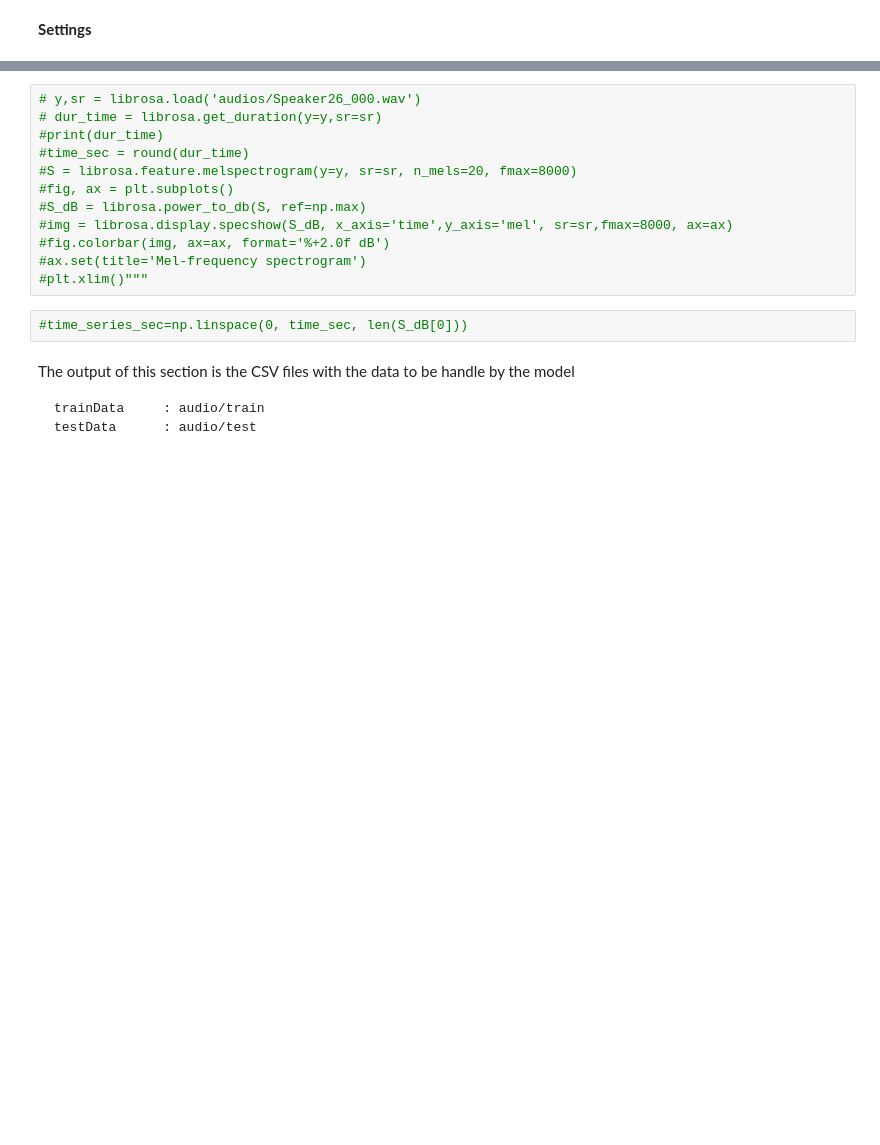
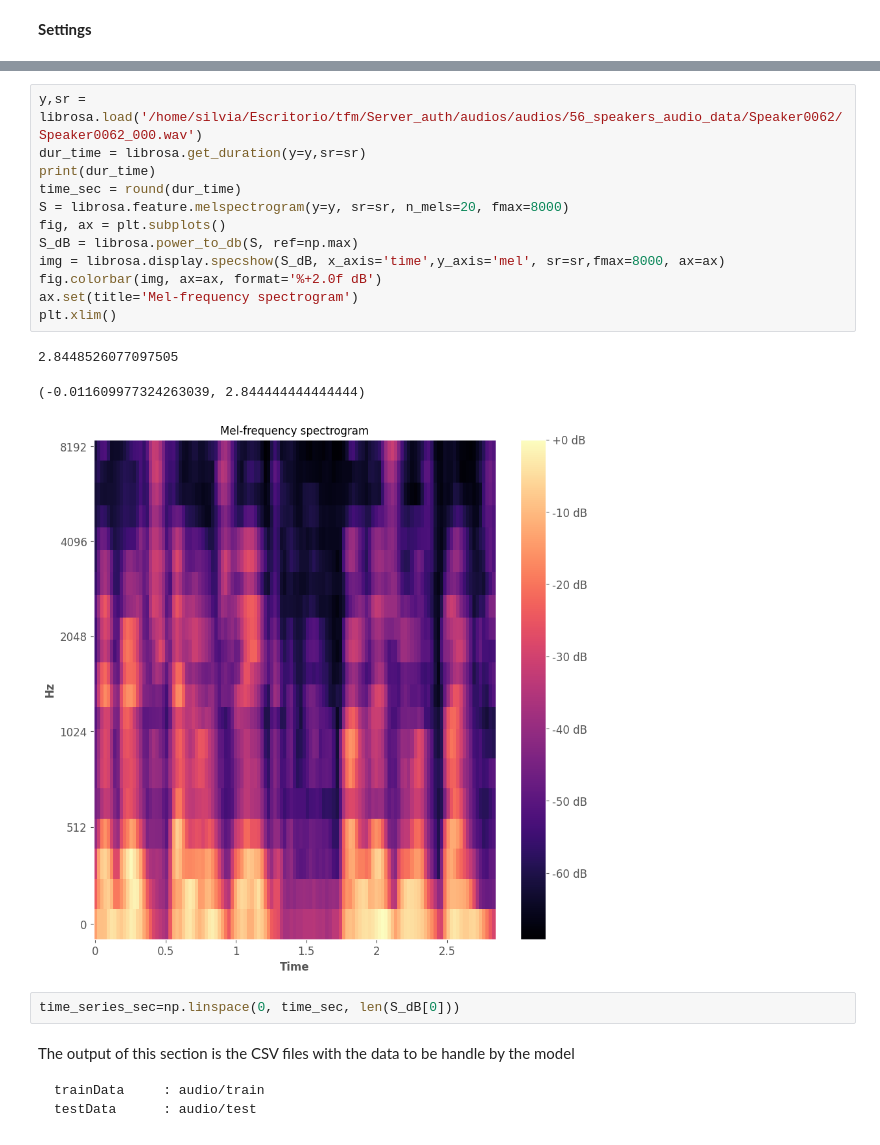
Before and after one commit to Whyvern99/Server_auth, a Jupyter notebook: tl.ipynb, the cells around one changed output, grey strips where cells are left out. Saved outputs shown, nothing was run; the diff lists cells and outputs as text; blank space fills up the shorter version.

```diff
--- a/tl.ipynb
+++ b/tl.ipynb
@@ -75,17 +94,21 @@ To enable them in other operations, rebuild TensorFlow with the appropriate comp
 # %%
-# y,sr = librosa.load('audios/Speaker26_000.wav')
-# dur_time = librosa.get_duration(y=y,sr=sr)
-#print(dur_time)
-#time_sec = round(dur_time)
-#S = librosa.feature.melspectrogram(y=y, sr=sr, n_mels=20, fmax=8000)
-#fig, ax = plt.subplots()
-#S_dB = librosa.power_to_db(S, ref=np.max)
-#img = librosa.display.specshow(S_dB, x_axis='time',y_axis='mel', sr=sr,fmax=8000, ax=ax)
-#fig.colorbar(img, ax=ax, format='%+2.0f dB')
-#ax.set(title='Mel-frequency spectrogram')
-#plt.xlim()"""
+y,sr = librosa.load('/home/silvia/Escritorio/tfm/Server_auth/audios/audios/56_speakers_audio_data/Speaker0062/Speaker0062_000.wav')
+dur_time = librosa.get_duration(y=y,sr=sr)
+print(dur_time)
+time_sec = round(dur_time)
+S = librosa.feature.melspectrogram(y=y, sr=sr, n_mels=20, fmax=8000)
+fig, ax = plt.subplots()
+S_dB = librosa.power_to_db(S, ref=np.max)
+img = librosa.display.specshow(S_dB, x_axis='time',y_axis='mel', sr=sr,fmax=8000, ax=ax)
+fig.colorbar(img, ax=ax, format='%+2.0f dB')
+ax.set(title='Mel-frequency spectrogram')
+plt.xlim()
+# %% [output]
+2.8448526077097505
+(-0.011609977324263039, 2.844444444444444)
+[figure, added]
 # %%
-#time_series_sec=np.linspace(0, time_sec, len(S_dB[0]))
+time_series_sec=np.linspace(0, time_sec, len(S_dB[0]))
 # %% [markdown]
 The output of this section is the CSV files with the data to be handle by the model
 
```
Also changed, not shown: parts of 3 cells of this notebook, 11 other files.
